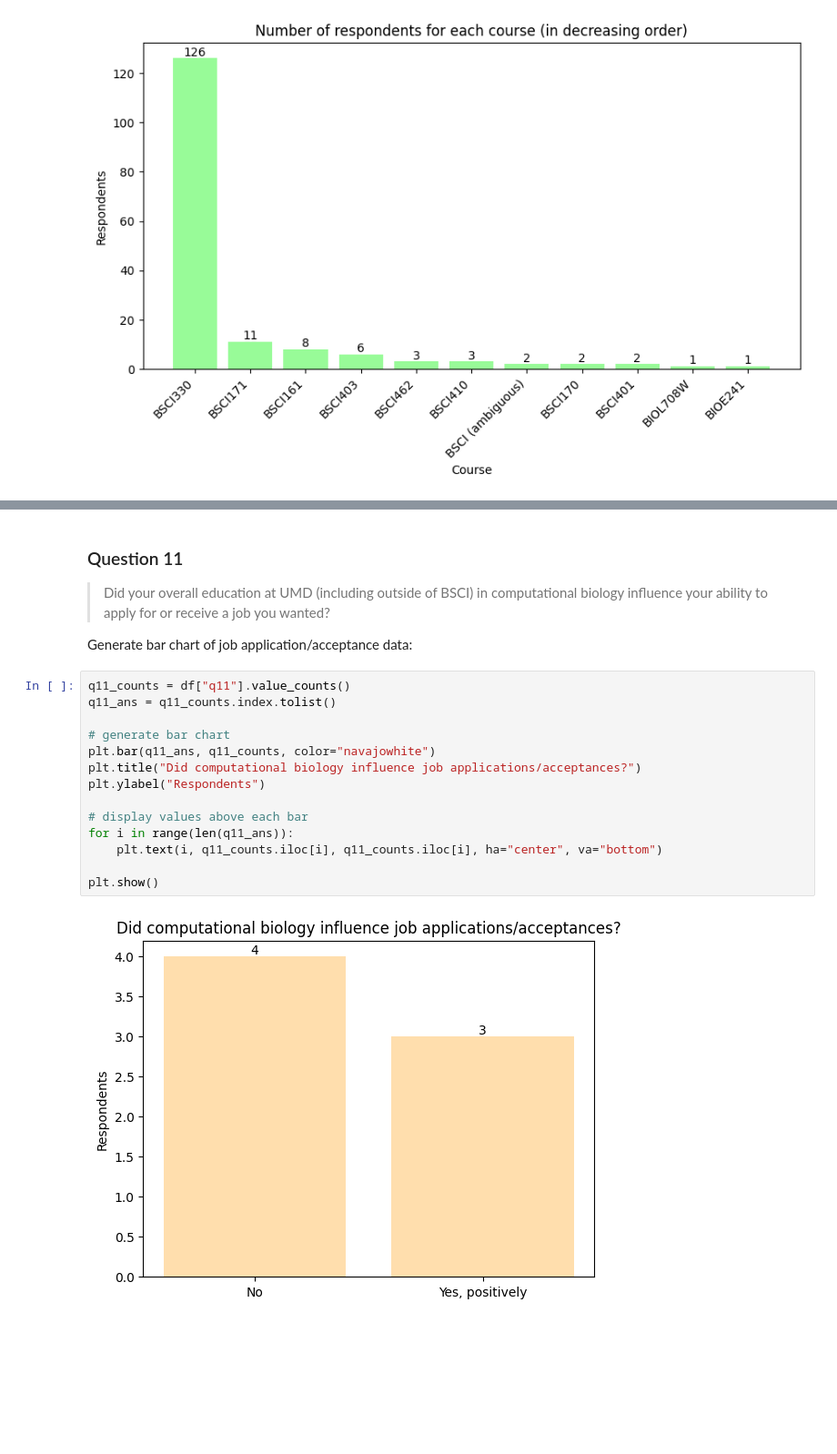
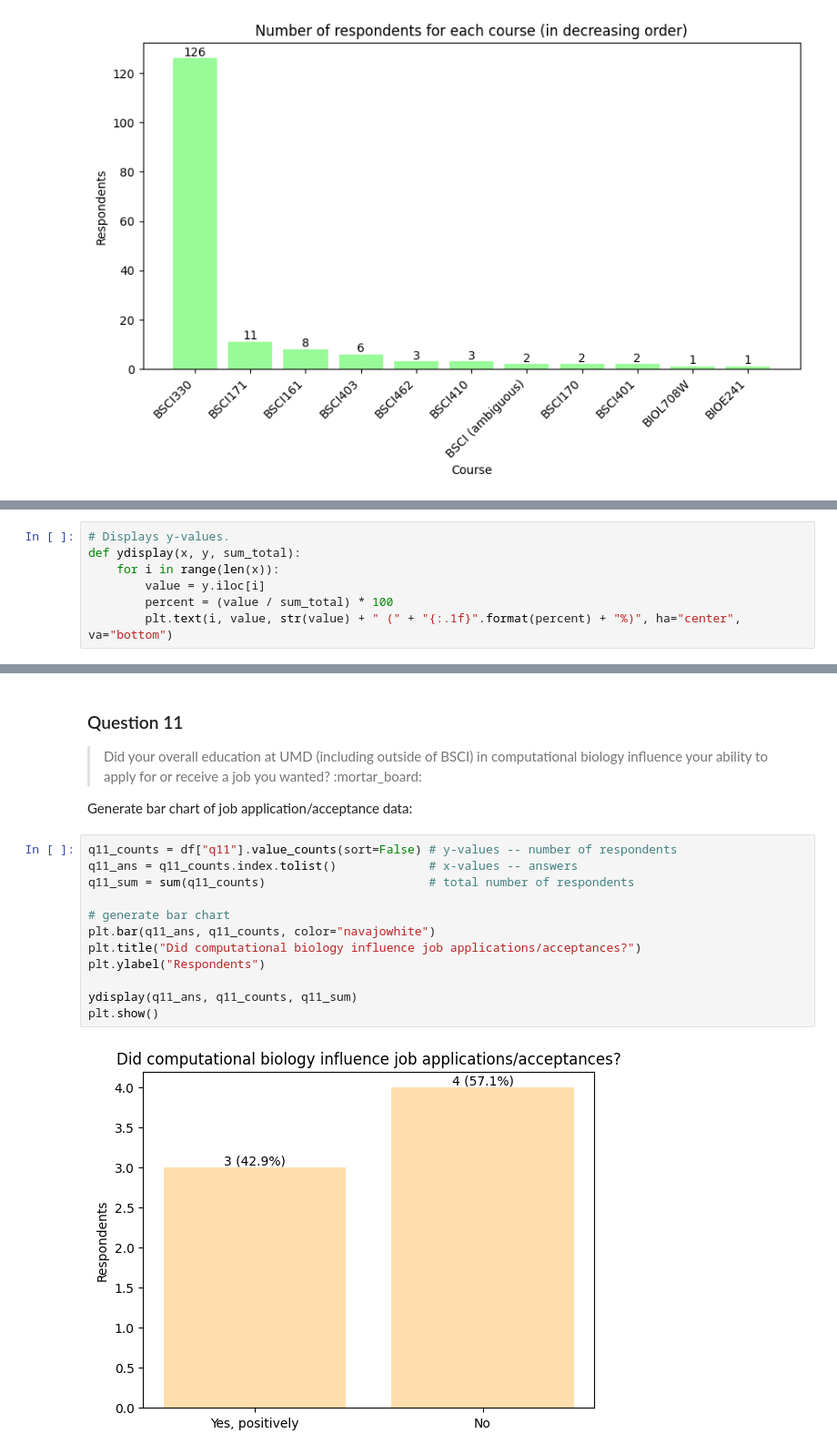
Before and after one commit to maxinehsu/summary-visualizations, a Jupyter notebook: viz.ipynb, the cells around one changed output, grey strips where cells are left out. Shown at 91% size. Saved outputs shown, nothing was run; the diff lists cells and outputs as text; blank space fills up the shorter version.

```diff
--- a/viz.ipynb
+++ b/viz.ipynb
@@ -147 +153,8 @@ Generate bar chart of graduation data:
+# %%
+# Displays y-values.
+def ydisplay(x, y, sum_total):
+    for i in range(len(x)):
+        value = y.iloc[i]
+        percent = (value / sum_total) * 100
+        plt.text(i, value, str(value) + " (" + "{:.1f}".format(percent) + "%)", ha="center", va="bottom")
 # %%
@@ -163,21 +174,19 @@ plt.show()
 # %% [markdown]
 ### Question 11
-> Did your overall education at UMD (including outside of BSCI) in computational biology influence your ability to apply for or receive a job you wanted?
+> Did your overall education at UMD (including outside of BSCI) in computational biology influence your ability to apply for or receive a job you wanted? :mortar_board:
 
 Generate bar chart of job application/acceptance data:
 # %%
-q11_counts = df["q11"].value_counts()
-q11_ans = q11_counts.index.tolist()
+q11_counts = df["q11"].value_counts(sort=False) # y-values -- number of respondents
+q11_ans = q11_counts.index.tolist()             # x-values -- answers
+q11_sum = sum(q11_counts)                       # total number of respondents
 
 # generate bar chart
 plt.bar(q11_ans, q11_counts, color="navajowhite")
 plt.title("Did computational biology influence job applications/acceptances?")
 plt.ylabel("Respondents")
 
-# display values above each bar
-for i in range(len(q11_ans)):
-    plt.text(i, q11_counts.iloc[i], q11_counts.iloc[i], ha="center", va="bottom")
-
+ydisplay(q11_ans, q11_counts, q11_sum)
 plt.show()
 # %% [output]
-[figure, old version]
+[figure, new version]
```
Also changed, not shown: parts of 5 cells of this notebook, 1 other file.
